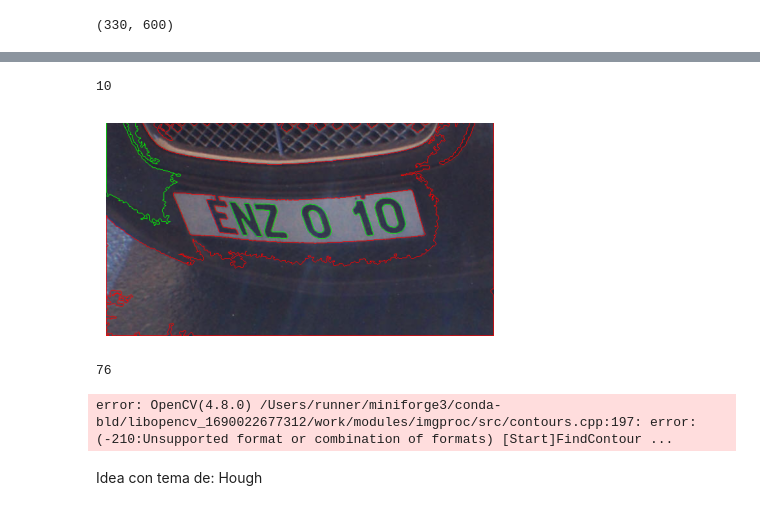
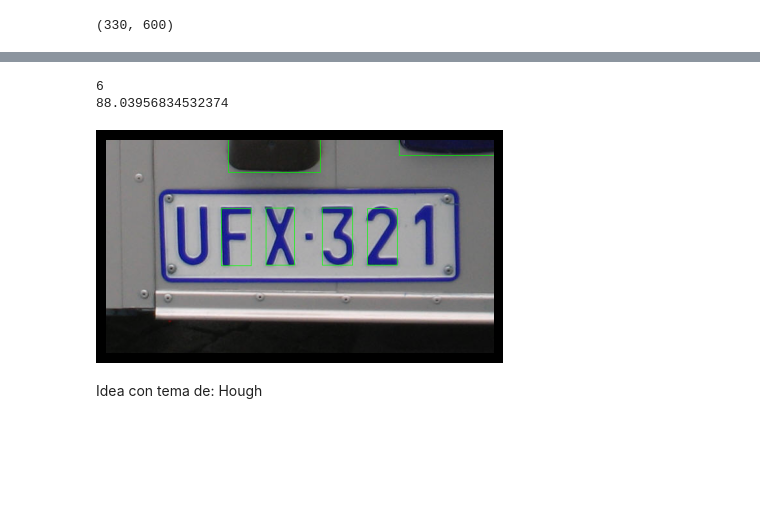
Before and after one commit to CarlosAlvarado-git/ComputerVision, a Jupyter notebook: proyecto1/proyecto1.ipynb, the cells around one changed output, grey strips where cells are left out. Saved outputs shown, nothing was run; the diff lists cells and outputs as text; code cells hidden in the pictures; blank space fills up the shorter version.

```diff
--- a/proyecto1/proyecto1.ipynb
+++ b/proyecto1/proyecto1.ipynb
@@ -6,9 +6,11 @@ import cv2 as cv
 import matplotlib.pyplot as plt
 import cvlib
 
+plt.style.use('dark_background')
+
 path = '/Users/carlosalvarado/Desktop/ComputerVision/proyecto1/fotos_placas/'
-
-im = cv.imread(path+'placa2.jpg')
+filename = path+'placa4.jpg'
+im = cv.imread(filename)
 
 assert im is not None, "file could not be read, check with os.path.exists()"
 
@@ -50,60 +60,53 @@ contours, hierarchy = cv.findContours(imgbin, mode, method[1])
 # %%
 contorno = []
+area_media = 0
+count = 0
 
 for c in contours:
     # limitar el contorno, para tener un área más ajustada.
     percent =0.052
     epsilon = percent*cv.arcLength(c,True)
     approx = cv.approxPolyDP(c,epsilon,True)
-    if (cv.contourArea(approx)>350): #pongo el mínimo del área
-        contorno.append(c)
-len(contorno)
+    area_media = area_media + cv.contourArea(approx)
+    count = count + 1
+
+area_media = (area_media/count)
+
+
+for c in contours:
+    # limitar el contorno, para tener un área más ajustada.
+    percent =0.052
+    epsilon = percent*cv.arcLength(c,True)
+    approx = cv.approxPolyDP(c,epsilon,True)
+    if (cv.contourArea(approx)>area_media+30): #pongo el mínimo del área
+        area = cv.contourArea(c)
+        x,y,w,h = cv.boundingRect(c)
+        rect_area = w*h
+        extent = float(area)/rect_area
+        if (extent > 0.0 and extent < 0.9): #pongo el mínimo del área
+            contorno.append(c)
+print(len(contorno))
+print(area_media)
 # %% [output]
-10
+6
+88.03956834532374
 # %%
-horizontales = []
-verticales = []
 colores = {}
 indexes = []
 thickness = 1
 #(255,0,0),602:(0,255,0)
 for cnt in range(len(contorno)):
-    x,y,w,h = cv.boundingRect(contorno[cnt])
     #print(f"{w}, {h}")
-    if w > h:
-        horizontales.append(contorno[cnt])
-        colores.update({cnt:(255,0,0)})
-    else:
-        verticales.append(cnt)
-        colores.update({cnt:(0,255,0)})
+    colores.update({cnt:(0,255,0)})
     indexes.append(cnt)
 # %%
 r = im.copy()
 # cv.rectangle(im.copy(),(x,y),(x+w,y+h),(0,255,0),1)
 for c in indexes:
-    r = cv.drawContours(r, contorno, c, colores[c], thickness)
+    x,y,w,h = cv.boundingRect(contorno[c])
+    r = cv.rectangle(r,(x,y),(x+w,y+h),colores[c],1)
 view(r)
 # %% [output]
-[figure, old version]
+[figure, new version]
-# %%
-contorno = []
-
-for c in contours:
-    # limitar el contorno, para tener un área más ajustada.
-    percent =0.052
-    epsilon = percent*cv.arcLength(c,True)
-    approx = cv.approxPolyDP(c,epsilon,True)
-    if (cv.contourArea(approx)>50): #pongo el mínimo del área
-        contorno.append(c)
-len(contorno)
-# %% [output]
-76
-# %%
-# compute contours
-mode = cv.RETR_TREE # contour retrieval mode
-method = [cv.CHAIN_APPROX_NONE, cv.CHAIN_APPROX_SIMPLE] # contour approximation method
-contours, hierarchy = cv.findContours(img, mode, method[1])
-# %% [output]
-error: OpenCV(4.8.0) /Users/runner/miniforge3/conda-bld/libopencv_1690022677312/work/modules/imgproc/src/contours.cpp:197: error: (-210:Unsupported format or combination of formats) [Start]FindContour ...
 # %% [markdown]
 Idea con tema de: Hough
```
Also changed, not shown: parts of 7 cells of this notebook.
